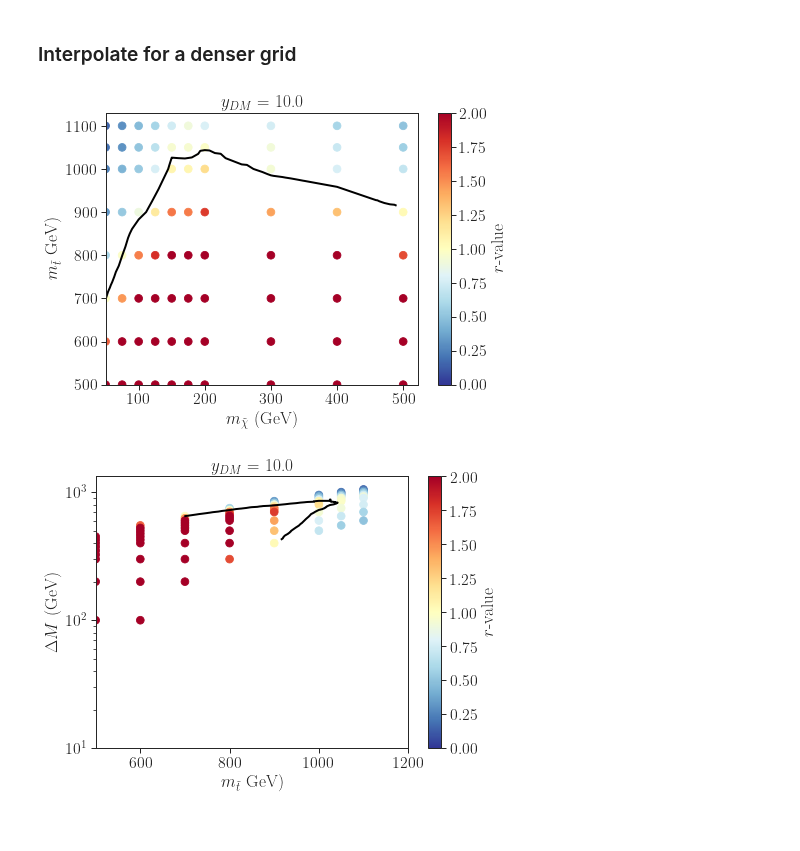
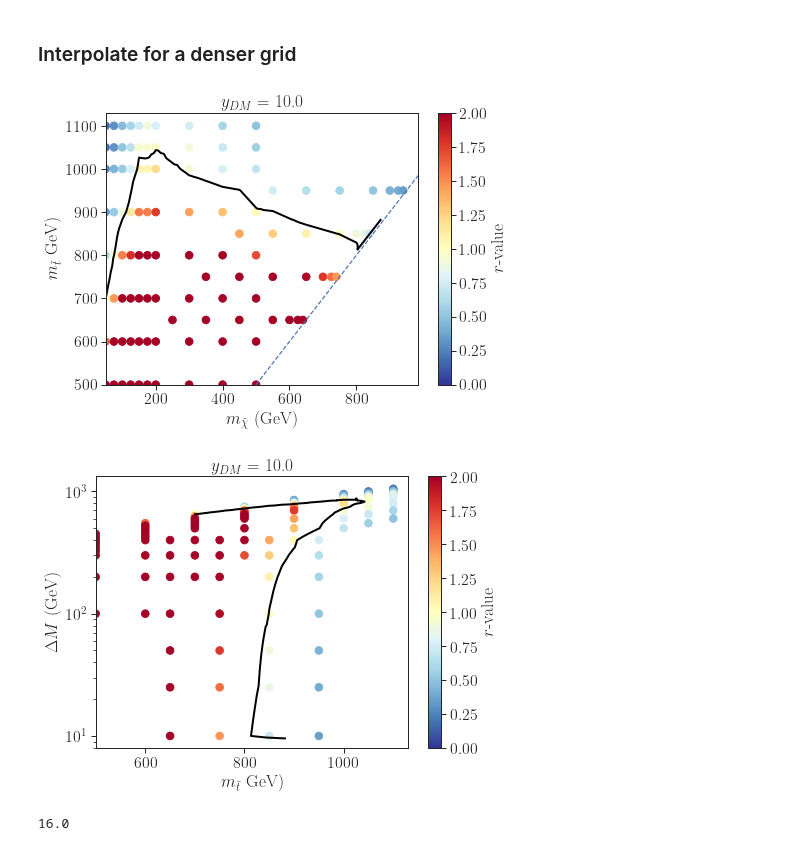
Before and after one commit to andlessa/SMStoEFT, a Jupyter notebook: notebooks/plotExclusionMonojet-DMEFT.ipynb, the cells around one changed output. Cells and saved outputs as stored; diff of their text form; code cells hidden in the pictures.

Commit message:
Updated pp2TT plots

```diff
--- a/notebooks/plotExclusionMonojet-DMEFT.ipynb
+++ b/notebooks/plotExclusionMonojet-DMEFT.ipynb
@@ -87,7 +87,8 @@ plt.show()
 # %% [markdown]
 ### Interpolate for a denser grid
 # %%
-pts = np.array([x for x in product(np.arange(10.,500.,10.),np.arange(500.,1100.,25.))])
+pts = np.array([x for x in product(np.arange(recastData[mchi].min(),recastData[mchi].max(),10.),
+                                   np.arange(recastData[mstop].min(),recastData[mstop].max(),25.))])
 rValues.fillna(0.,inplace=True)
 rPts = griddata(list(zip(recastData[mchi],recastData[mstop])),
                   rValues,pts)
@@ -96,22 +97,23 @@ rPts = rPts[~np.isnan(rPts)]
 # %%
 fig = plt.figure(figsize=(7,5))
 y = recastData[mstop]
 x = recastData[mchi]
 plt.scatter(x=x,y=y,vmin=0.0,vmax=2.0,
             c=rValues,cmap=cm,s=60)
 cbar = plt.colorbar(label=r'$r$-value')
 cs = plt.tricontour(pts[:,0],pts[:,1],rPts,levels=[1.0],
                linewidths=2,linestyles='solid',colors='black')
+plt.axline((600.,600.),(900.,900.),linestyle='--')
 plt.xlabel(r'$m_{\tilde \chi}$ (GeV)')
 plt.ylabel(r'$m_{\tilde t}$ GeV)')
 # plt.yscale('log')
 # plt.ylim(500,1200)
 # plt.xlim(150,550)
 plt.title(textstr)
 
 plt.show()
 # %% [output]
-[figure, old version]
+[figure, new version]
 # %%
 np.savetxt('monojet_curve_dmeft.csv',(cs.allsegs[0][0][:,1],cs.allsegs[0][0][:,0]),fmt='%1.4e',
            header='# mstop[GeV],mchi[GeV]',delimiter=',')
@@ -127,10 +129,14 @@ cs = plt.tricontour(pts[:,1],pts[:,1]-pts[:,0],rPts,levels=[1.0],
 plt.ylabel(r'$\Delta M$ (GeV)')
 plt.xlabel(r'$m_{\tilde t}$ GeV)')
 plt.yscale('log')
-plt.xlim(500,1200)
+# plt.xlim(500,1200)
 # plt.xlim(150,550)
 plt.title(textstr)
 
 plt.show()
 # %% [output]
-[figure, old version]
+[figure, new version]
+# %%
+1/(0.5**4)
+# %% [output]
+16.0
```
Also changed, not shown: parts of 3 cells of this notebook, 5 other files.
